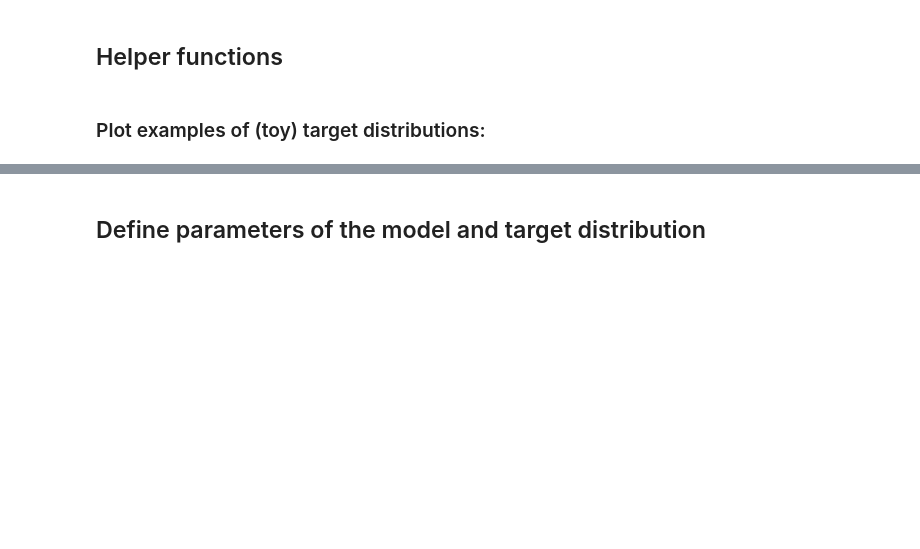
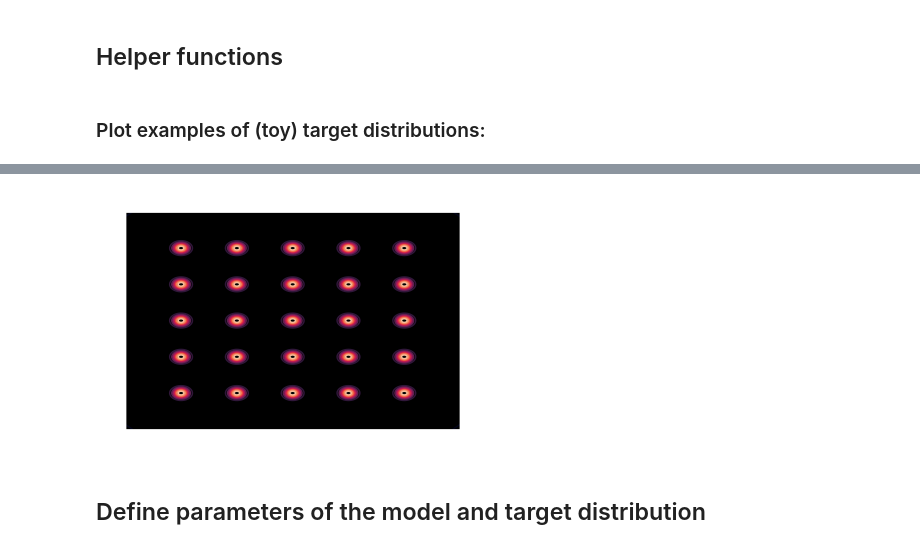
Before and after one commit to saforem2/l2hmc-qcd, a Jupyter notebook: l2hmc-qcd/notebooks/toy_distributions.ipynb, the cells around one changed output, grey strips where cells are left out. Saved outputs shown, nothing was run; the diff lists cells and outputs as text; code cells hidden in the pictures; blank space fills up the shorter version.

```diff
--- a/l2hmc-qcd/notebooks/toy_distributions.ipynb
+++ b/l2hmc-qcd/notebooks/toy_distributions.ipynb
@@ -209,3 +231,24 @@ potentials_dict.update({
+# %%
+from utils.distributions import GaussianMixtureModel, meshgrid
+
+
+mus = [(-2, -2), (-2, -1), (-2, +0), (-2, +1), (-2, +2),
+       (-1, -2), (-1, -1), (-1, +0), (-1, +1), (-1, +2),
+       (+0, -2), (+0, -1), (+0, +0), (+0, +1), (+0, +2),
+       (+1, -2), (+1, -1), (+1, +0), (+1, +1), (+1, +2),
+       (+2, -2), (+2, -1), (+2, +0), (+2, +1), (+2, +2)]
+
+sigmas = [0.1 * np.ones(2) for _ in range(len(mus))]
+pis = len(mus) * [1. / len(mus)]
+
+gmm = GaussianMixtureModel(mus, sigmas, pis)
+fig, ax = gmm.plot_contours()
+
+potentials_dict.update({
+    'lattice_of_gaussians': gmm.dist.log_prob,
+})
+# %% [output]
+[figure, added]
 # %% [markdown]
 ## Define parameters of the model and target distribution
 # %%
```
Also changed, not shown: parts of 12 cells of this notebook, 6 other files.
